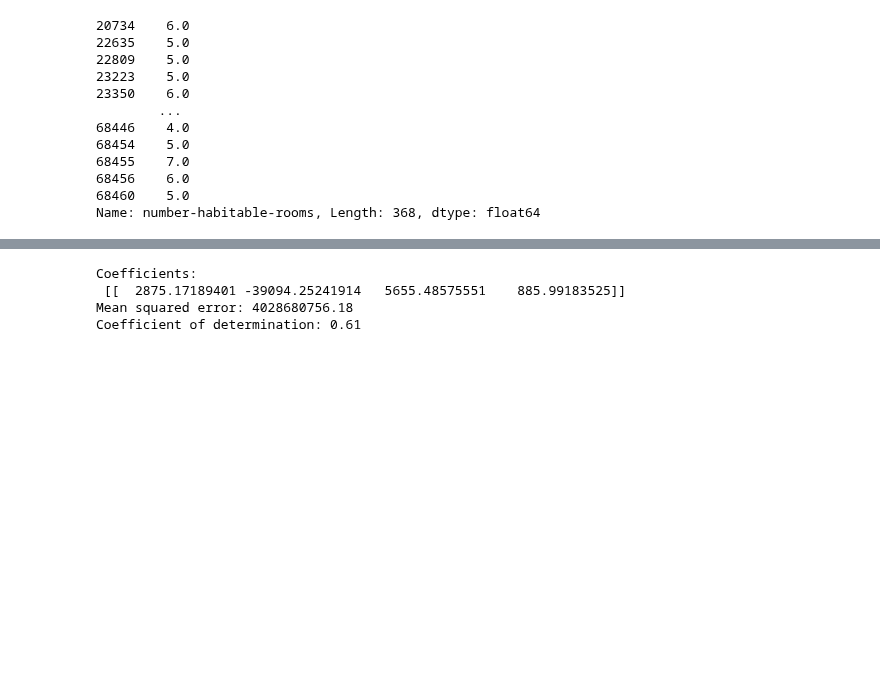
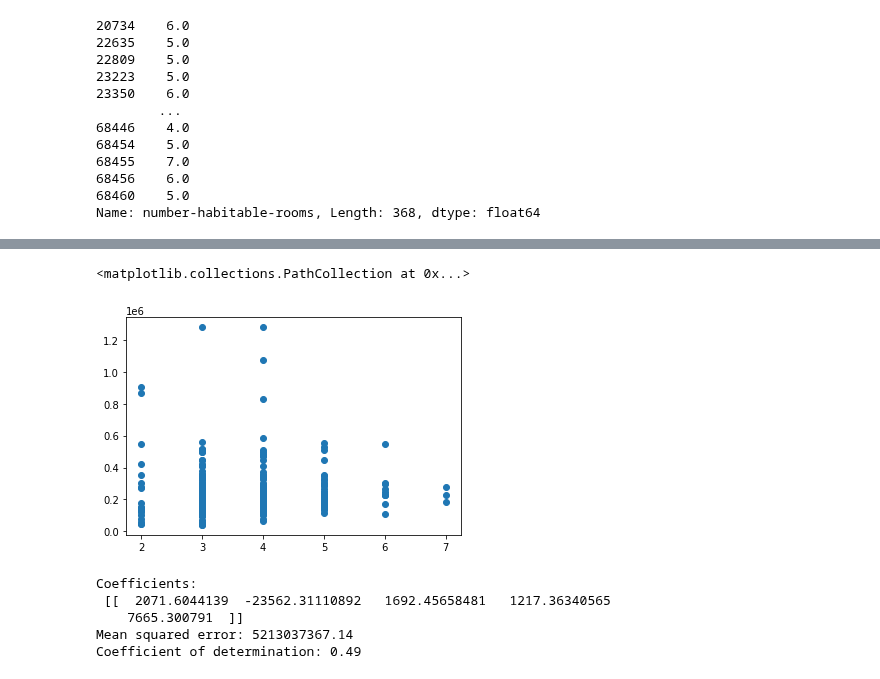
Before and after one commit to spencer84/Chester-Data-Analytics, a Jupyter notebook: House Value Estimation.ipynb, the cells around one changed output, grey strips where cells are left out. Drawn from its saved outputs; the diff is of its cells as text; code cells hidden in the pictures; blank space fills up the shorter version.

```diff
--- a/House Value Estimation.ipynb
+++ b/House Value Estimation.ipynb
@@ -148,5 +148,5 @@ Coefficient of determination: 0.61
 ## 2. Multiple Linear Regression Model
 # %%
 ## Quick way to see all the columns available
-for i in df_21.columns:
-    print(i)
+# for i in df_21.columns:
+#     print(i)
@@ -228,6 +210,8 @@ df_21['number-habitable-rooms'] = df_21['number-habitable-rooms'].apply(clean_ro
 med_val = np.median(df_21['number-habitable-rooms'].dropna())
 
 df_21['number-habitable-rooms'] = df_21['number-habitable-rooms'].fillna(value = med_val)
+
+df_21['room-size'] = df_21['total-floor-area']/df_21['number-habitable-rooms']
 # %% [output]
 A value is trying to be set on a copy of a slice from a DataFrame.
 Try using .loc[row_indexer,col_indexer] = value instead
@@ -311,0 +294,5 @@ print(map())
+# %%
+plt.scatter(df_21['rating_num'],df_21['Price Paid'])
+# %% [output]
+<matplotlib.collections.PathCollection at 0x...>
+[figure, added]
@@ -313,7 +302,7 @@ print(map())
 ### Build Model based on the relationship between price paid and area
 
 # Training data
-X = np.array(df_21[['total-floor-area','isHouse','isFlat','rating_num']])
+X = np.array(df_21[['total-floor-area','isHouse','isFlat','rating_num','room-size']])
 
 
 # Target data
@@ -335,6 +324,7 @@ print("Mean squared error: %.2f" % mean_squared_error(y_test, y_pred))
 print("Coefficient of determination: %.2f" % r2_score(y_test, y_pred))
 # %% [output]
 Coefficients:
- [[  2875.17189401 -39094.25241914   5655.48575551    885.99183525]]
-Mean squared error: 4028680756.18
-Coefficient of determination: 0.61
+ [[  2071.6044139  -23562.31110892   1692.45658481   1217.36340565
+    7665.300791  ]]
+Mean squared error: 5213037367.14
+Coefficient of determination: 0.49
```
Also changed, not shown: parts of 8 cells of this notebook.
